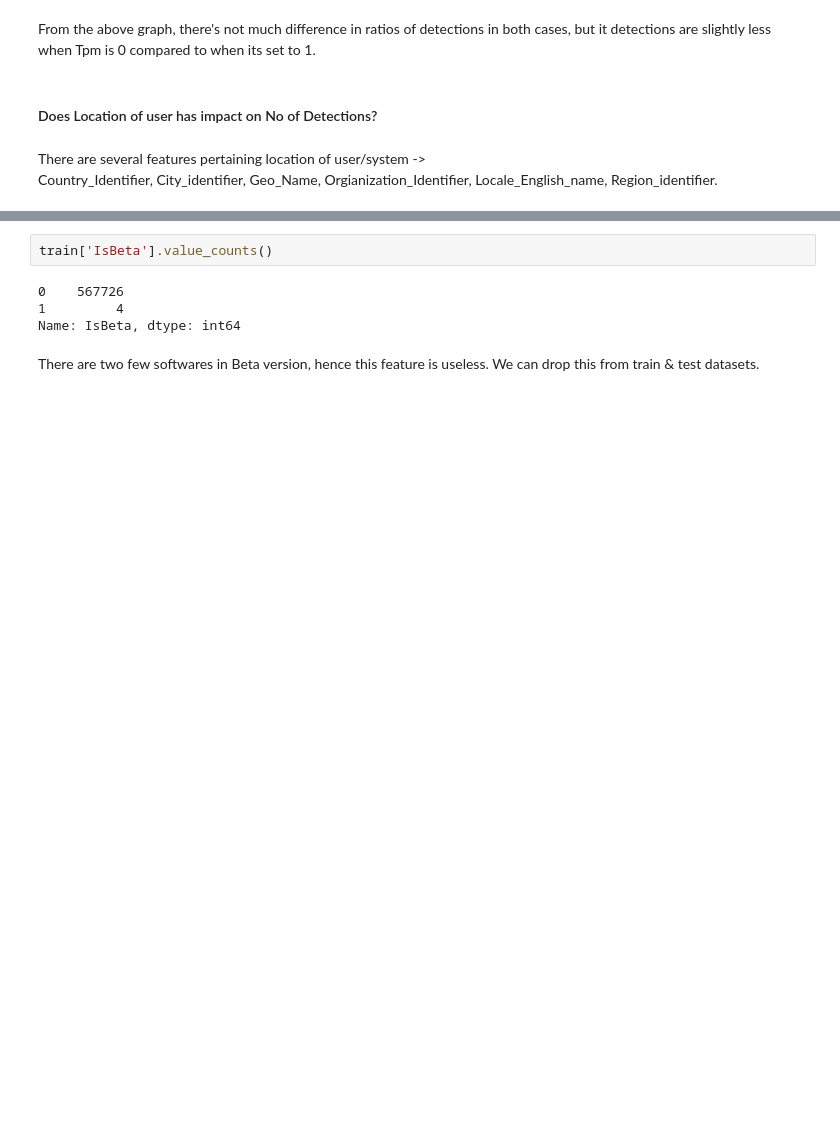
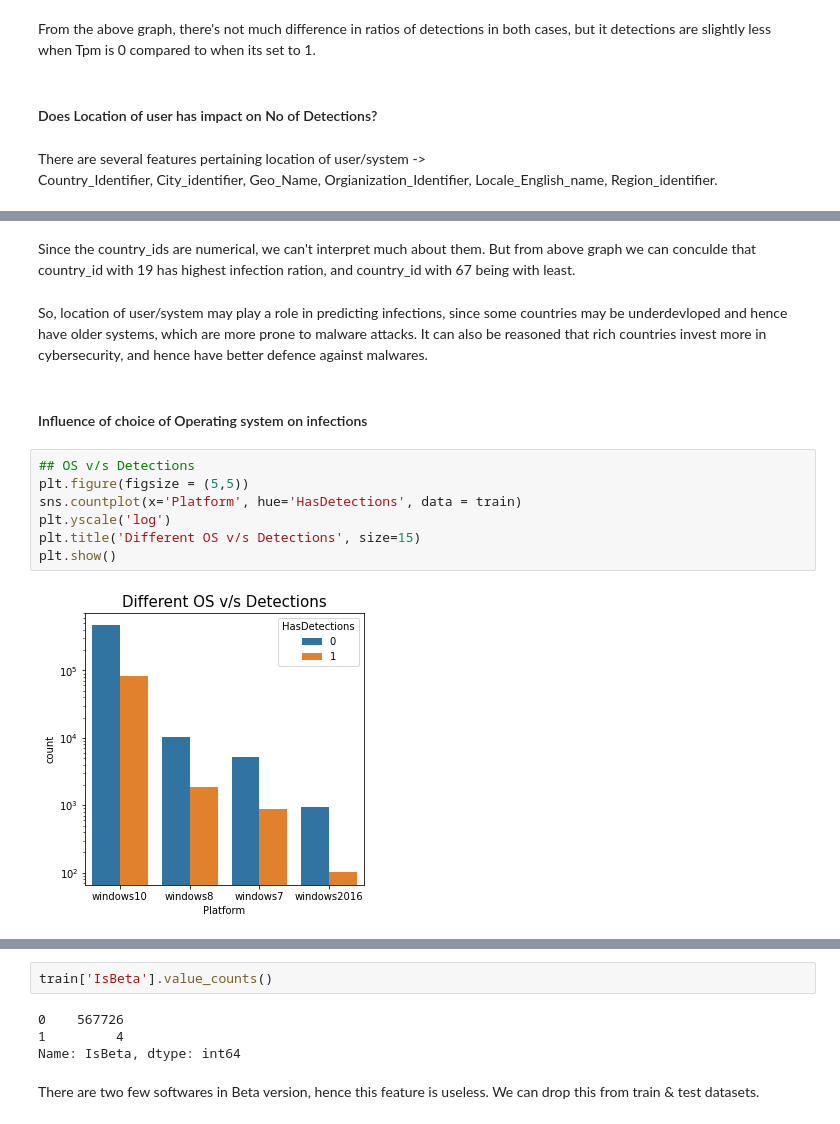
Before and after one commit to akshaymg99/Mercari_ML_QuickBytes, a Jupyter notebook: Assignment 2/Assignment_2_Pre_Processing_EDA.ipynb, the cells around one changed output, grey strips where cells are left out. Cells and saved outputs as stored; diff of their text form; blank space fills up the shorter version.

```diff
--- a/Assignment 2/Assignment_2_Pre_Processing_EDA.ipynb
+++ b/Assignment 2/Assignment_2_Pre_Processing_EDA.ipynb
@@ -270,0 +286,16 @@ There are several features pertaining location of user/system -> <br> Country_Id
+# %% [markdown]
+Since the country_ids are numerical, we can't interpret much about them. But from above graph we can conculde that country_id with 19 has highest infection ration, and country_id with 67 being with least.
+# %% [markdown]
+So, location of user/system may play a role in predicting infections, since some countries may be underdevloped and hence have older systems,
+which are more prone to malware attacks. It can also be reasoned that rich countries invest more in cybersecurity, and hence have better defence against malwares.
+# %% [markdown]
+#### Influence of choice of Operating system on infections
+# %%
+## OS v/s Detections
+plt.figure(figsize = (5,5))
+sns.countplot(x='Platform', hue='HasDetections', data = train)
+plt.yscale('log')
+plt.title('Different OS v/s Detections', size=15)
+plt.show()
+# %% [output]
+[figure, added]
```
Also changed, not shown: parts of 35 cells of this notebook.
